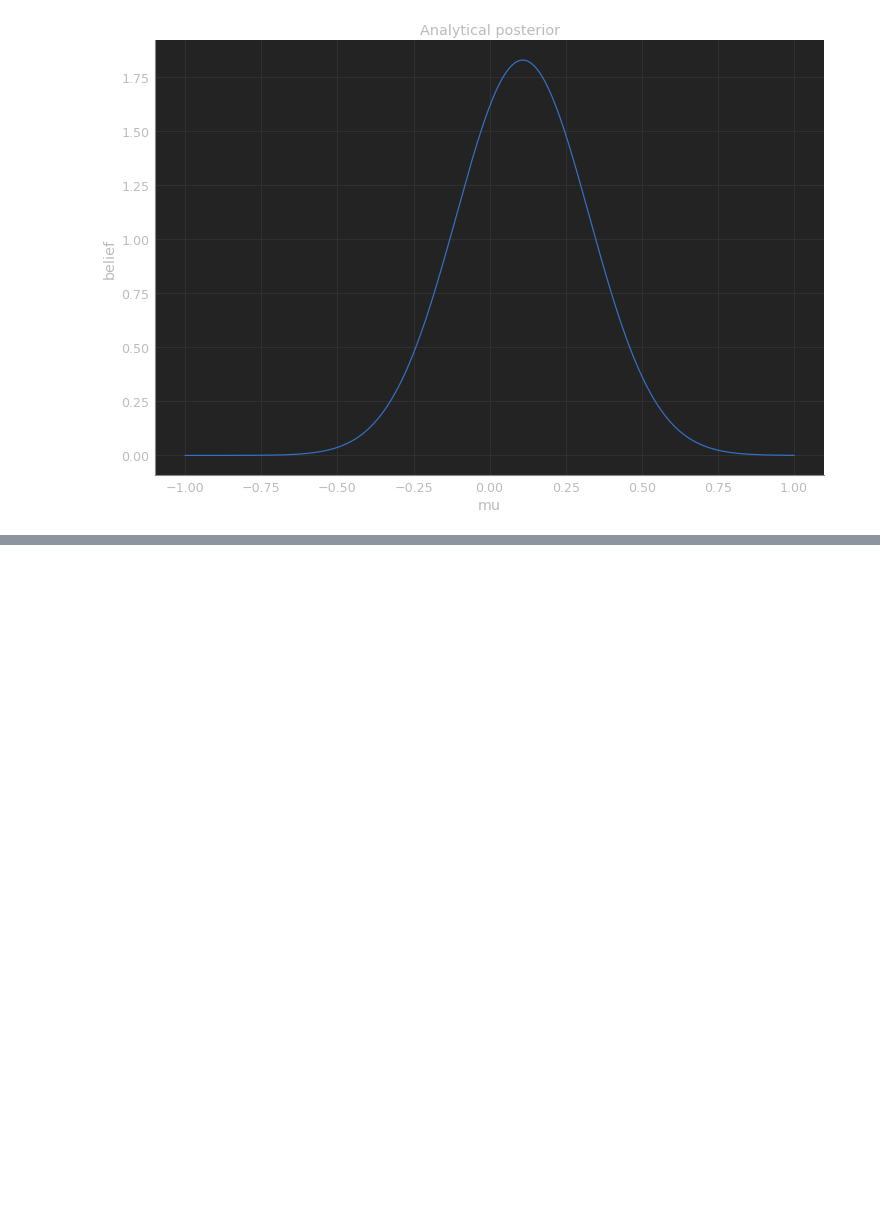
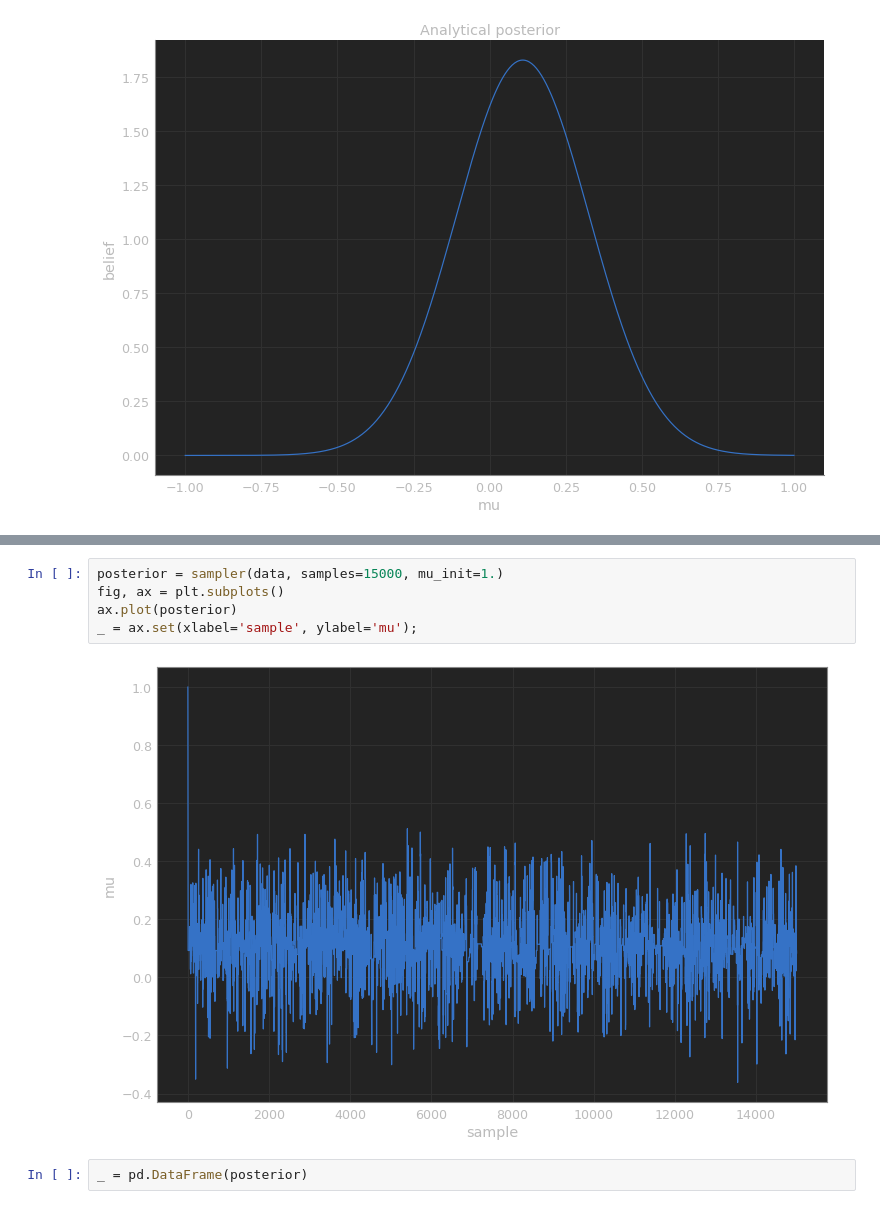
Before and after one commit to xtwxfxk/left5, a Jupyter notebook: mcmc.ipynb, the cells around one changed output, grey strips where cells are left out. Drawn from its saved outputs; the diff is of its cells as text; blank space fills up the shorter version.

```diff
--- a/mcmc.ipynb
+++ b/mcmc.ipynb
@@ -150,0 +153,9 @@ _ = ax.set(xlabel='sample', ylabel='mu');
+# %%
+posterior = sampler(data, samples=15000, mu_init=1.)
+fig, ax = plt.subplots()
+ax.plot(posterior)
+_ = ax.set(xlabel='sample', ylabel='mu');
+# %% [output]
+[figure, added]
+# %%
+_ = pd.DataFrame(posterior)
```
Also changed, not shown: parts of 14 cells of this notebook, 2 other files.
